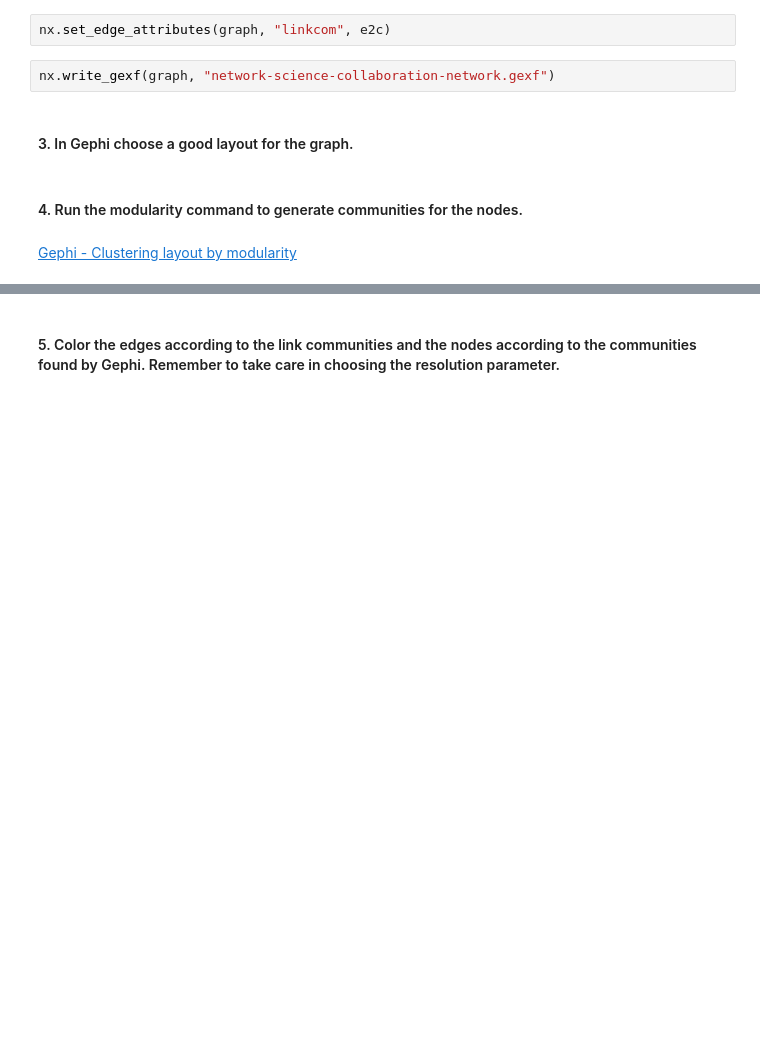
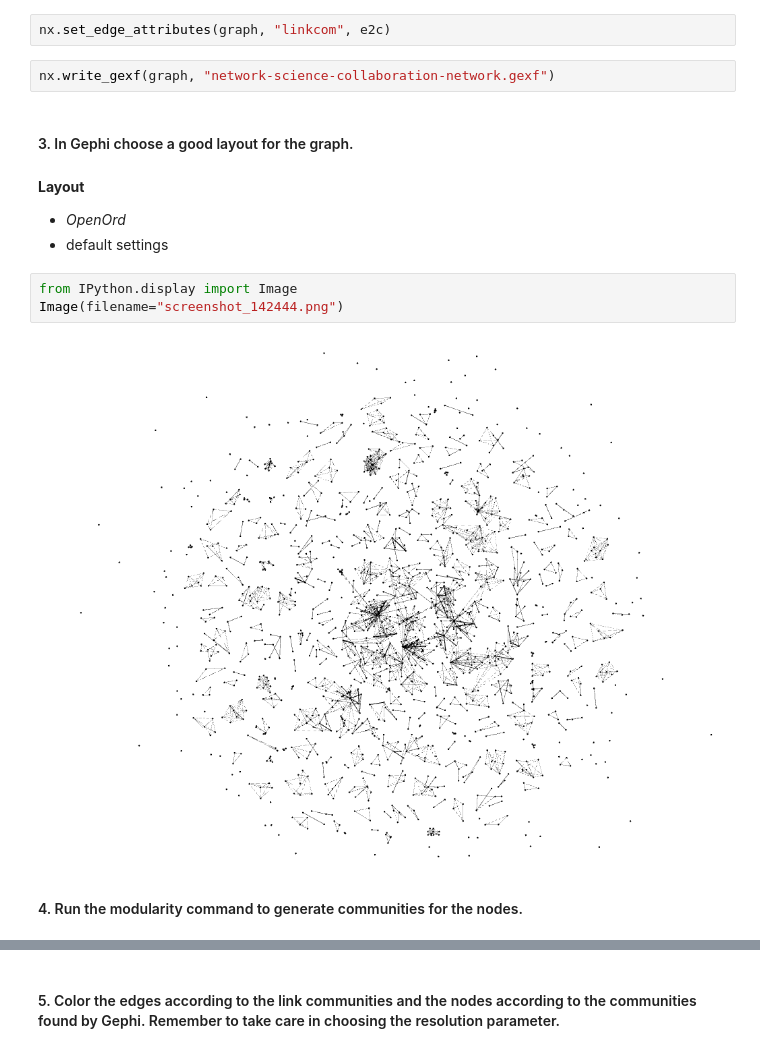
Before and after one commit to muftring/iu-netsci, a Jupyter notebook: week-08/w08_link-communities_uftring_michael.ipynb, the cells around one changed output, grey strips where cells are left out. Drawn from its saved outputs; the diff is of its cells as text; blank space fills up the shorter version.

```diff
--- a/week-08/w08_link-communities_uftring_michael.ipynb
+++ b/week-08/w08_link-communities_uftring_michael.ipynb
@@ -208,7 +212,14 @@ nx.set_edge_attributes(graph, "linkcom", e2c)
 nx.write_gexf(graph, "network-science-collaboration-network.gexf")
 # %% [markdown]
 #### 3. In Gephi choose a good layout for the graph.
+# %% [markdown]
+**Layout**
+- *OpenOrd*
+- default settings
+# %%
+from IPython.display import Image
+Image(filename="screenshot_142444.png")
+# %% [output]
+[figure, added]
 # %% [markdown]
 #### 4. Run the modularity command to generate communities for the nodes.
-# %% [markdown]
-[Gephi - Clustering layout by modularity](http://parklize.blogspot.com/2014/12/gephi-clustering-layout-by-modularity.html)
```
Also changed, not shown: parts of 17 cells of this notebook, 5 other files.
